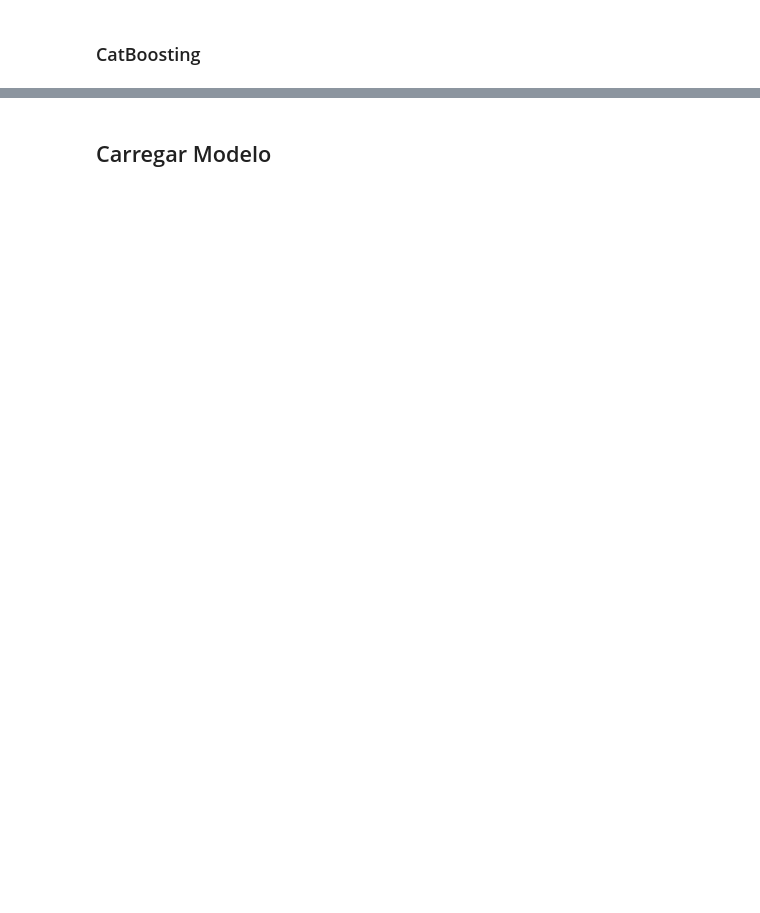
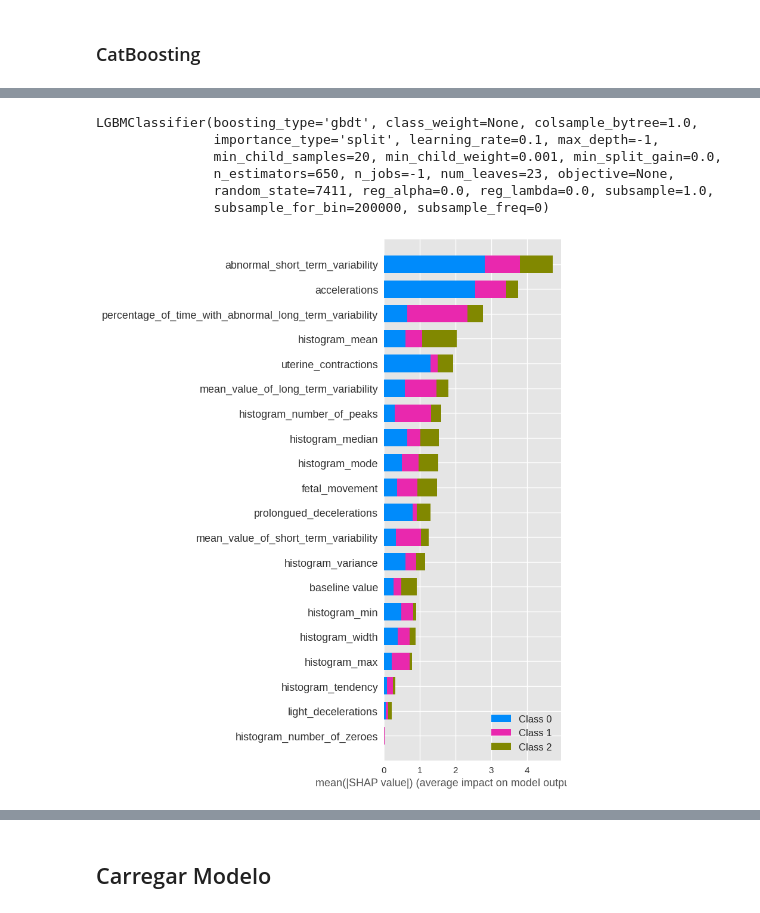
Before and after one commit to gabriel-cm-saldanha/Fetal-Health-Classification, a Jupyter notebook: Fetal_Health_Classification_Pycaret.ipynb, the cells around one changed output, grey strips where cells are left out. Saved outputs shown, nothing was run; the diff lists cells and outputs as text; code cells hidden in the pictures; blank space fills up the shorter version.

```diff
--- a/Fetal_Health_Classification_Pycaret.ipynb
+++ b/Fetal_Health_Classification_Pycaret.ipynb
@@ -420,0 +398,2 @@ KeyboardInterrupt:
+# %%
+lgbm = create_model('lightgbm')
@@ -420,0 +417,6 @@ KeyboardInterrupt:
+# %%
+param_grid = {'learning_rate': [x / 10 for x in range(1, 10)],
+              'num_leaves': range(1,50,2),
+              'n_estimators': range(0,1000,50)}
+
+tuned_lgbm = tune_model(lgbm, optimize='auc', custom_grid=param_grid)
@@ -420,0 +441,13 @@ KeyboardInterrupt:
+# %%
+tuned_lgbm
+# %% [output]
+LGBMClassifier(boosting_type='gbdt', class_weight=None, colsample_bytree=1.0,
+               importance_type='split', learning_rate=0.1, max_depth=-1,
+               min_child_samples=20, min_child_weight=0.001, min_split_gain=0.0,
+               n_estimators=650, n_jobs=-1, num_leaves=23, objective=None,
+               random_state=7411, reg_alpha=0.0, reg_lambda=0.0, subsample=1.0,
+               subsample_for_bin=200000, subsample_freq=0)
+# %%
+interpret_model(tuned_lgbm, plot='summary')
+# %% [output]
+[figure, added]
```
Also changed, not shown: parts of 48 cells of this notebook.
